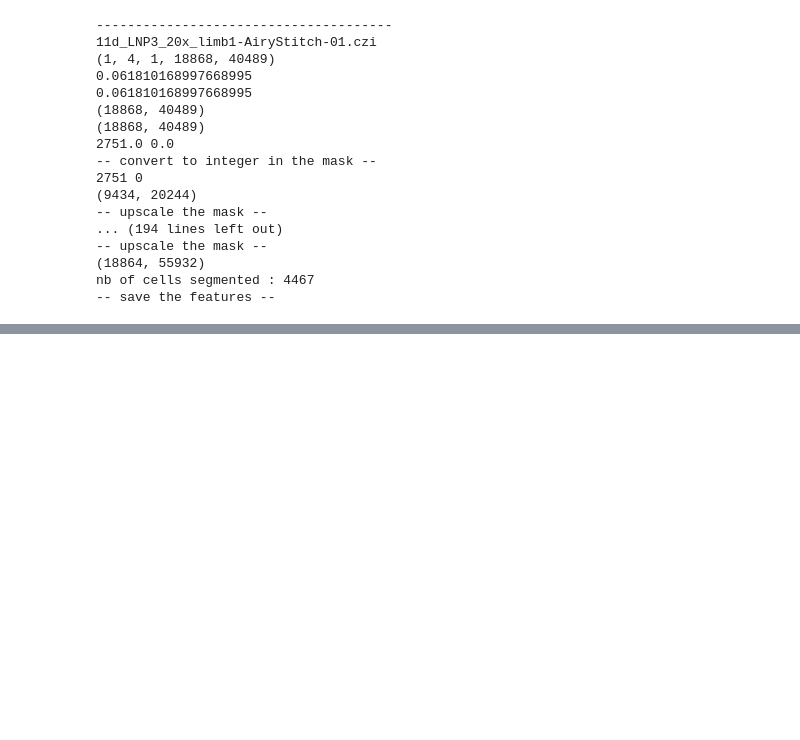
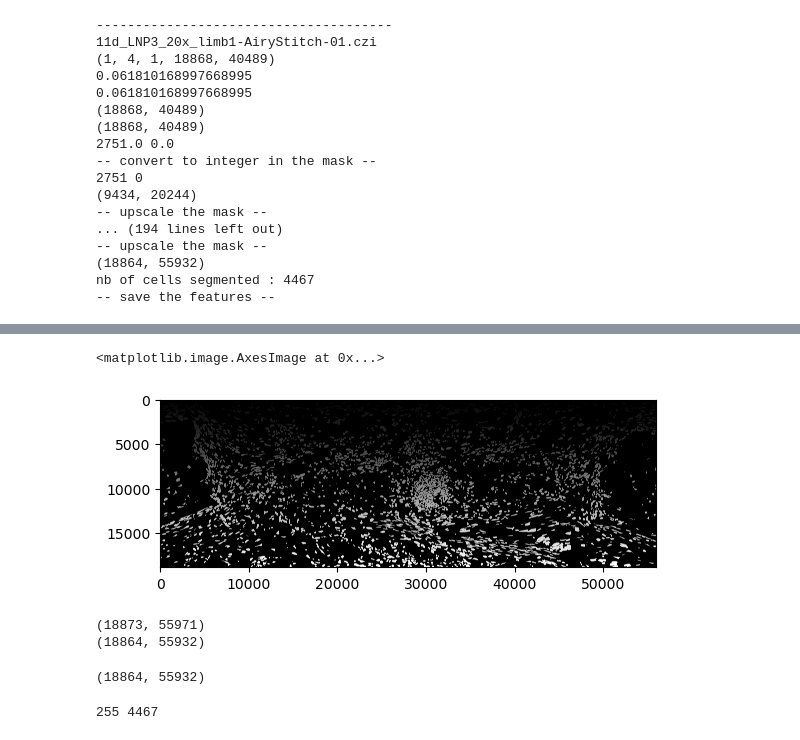
Before and after one commit to lengfei5/image_analysis_test, a Jupyter notebook: scripts/cellpose_training.ipynb, the cells around one changed output, grey strips where cells are left out. Drawn from its saved outputs; the diff is of its cells as text; code cells hidden in the pictures; blank space fills up the shorter version.

```diff
--- a/scripts/cellpose_training.ipynb
+++ b/scripts/cellpose_training.ipynb
@@ -715,0 +741,6 @@ nb of cells segmented : 4467
+# %%
+nm = "11dpi_LNP2_an3_20x-AiryStitch-14.czi"
+print(nm)
+
+#fileName = nm.replace('_C4_CystMask.tiff','')
+fileName = nm.replace('.czi','')
@@ -715,0 +778,26 @@ nb of cells segmented : 4467
+# %%
+## import corresponding cell masks
+mask = imread(os.path.join(maskDir, str(fileName + "_8bit_cp_mask.tif")))
+
+print(np.max(mask), np.min(mask))
+print('-- convert to integer in the mask --')
+
+mask = mask.astype(np.int32)
+print(np.max(mask), np.min(mask))
+
+print(mask.shape)
+print('-- upscale the mask --')
+
+mask_upscaled = resize(
+            mask,
+            output_shape = cellmarker.shape,
+            order=0,
+            preserve_range=True,
+            anti_aliasing=False
+        ).astype(mask.dtype)
+
+print(mask_upscaled.shape)
+
+#labels_mask, nb_mask = measure.label(mask_upscaled, return_num = True)
+labels_mask = mask_upscaled
+print('nb of cells segmented : ' +  str(np.max(mask_upscaled)))
@@ -715,0 +812,5 @@ nb of cells segmented : 4467
+# %%
+plt.imshow(labels_mask,'gray')
+# %% [output]
+<matplotlib.image.AxesImage at 0x...>
+[figure, added]
@@ -715,0 +819,22 @@ nb of cells segmented : 4467
+# %%
+print(blood.shape)
+print(hcr.shape)
+# %% [output]
+(18873, 55971)
+(18864, 55932)
+# %%
+blood = resize(
+            blood,
+            output_shape = cellmarker.shape,
+            order=0,
+            preserve_range=True,
+            anti_aliasing=False
+        ).astype(mask.dtype)
+
+print(blood.shape)
+# %% [output]
+(18864, 55932)
+# %%
+print(np.max(blood), np.max(labels_mask))
+# %% [output]
+255 4467
```
Also changed, not shown: parts of 16 cells of this notebook, 2 other files.
